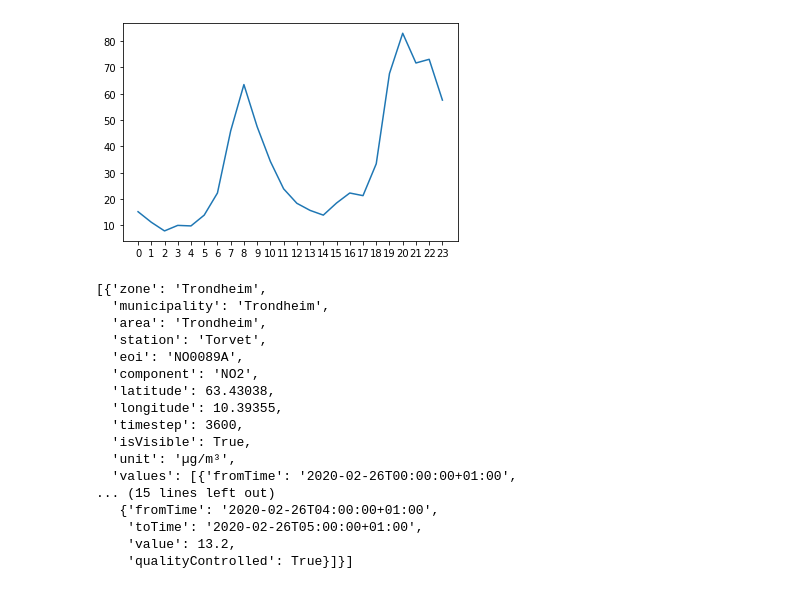
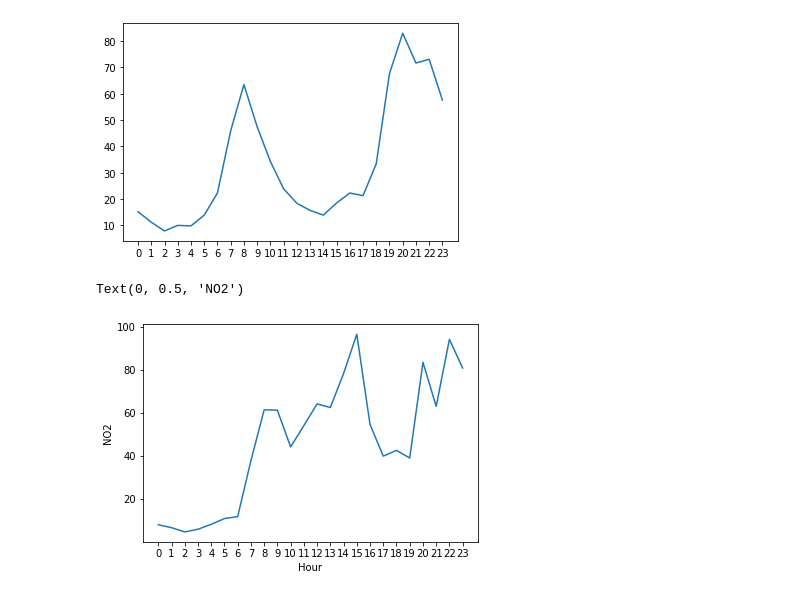
Before and after one commit to Mika412/AI4EU-RL-Trondheim, a Jupyter notebook: notebooks/SUMO - Analyze emissions.ipynb, the cells around one changed output. Drawn from its saved outputs; the diff is of its cells as text; code cells hidden in the pictures.

```diff
--- a/notebooks/SUMO - Analyze emissions.ipynb
+++ b/notebooks/SUMO - Analyze emissions.ipynb
@@ -56,23 +64,19 @@ plt.xticks(np.arange(len(no2)))
   <matplotlib.axis.XTick at 0x...>],
  <a list of 24 Text major ticklabel objects>)
 [figure]
-# %%
-data
-# %% [output]
-[{'zone': 'Trondheim',
-  'municipality': 'Trondheim',
-  'area': 'Trondheim',
-  'station': 'Torvet',
-  'eoi': 'NO0089A',
-  'component': 'NO2',
-  'latitude': 63.43038,
-  'longitude': 10.39355,
-  'timestep': 3600,
-  'isVisible': True,
-  'unit': 'µg/m³',
-  'values': [{'fromTime': '2020-02-26T00:00:00+01:00',
-... (15 lines left out)
-   {'fromTime': '2020-02-26T04:00:00+01:00',
-    'toTime': '2020-02-26T05:00:00+01:00',
-    'value': 13.2,
-    'qualityControlled': True}]}]
+# %%
+inputFile = open('bakke_kirke_2502.json')
+data = json.load(inputFile)
+no2 = np.zeros(len(data[0]['values']))
+
+for i in range(len(data[0]['values'])):
+    no2[i] = data[0]['values'][i]['value']
+
+plt.plot(no2)
+plt.xticks(np.arange(len(no2)))
+
+plt.xlabel("Hour")
+plt.ylabel("NO2")
+# %% [output]
+Text(0, 0.5, 'NO2')
+[figure, added]
```
Also changed, not shown: parts of 2 cells of this notebook, 20 other files.
